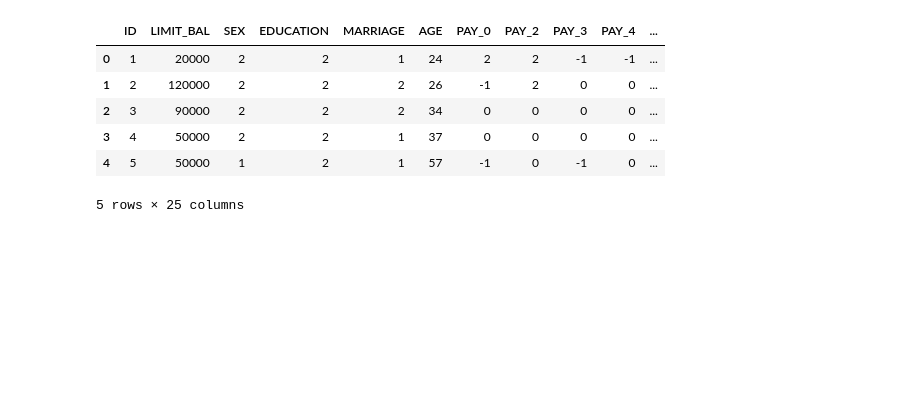
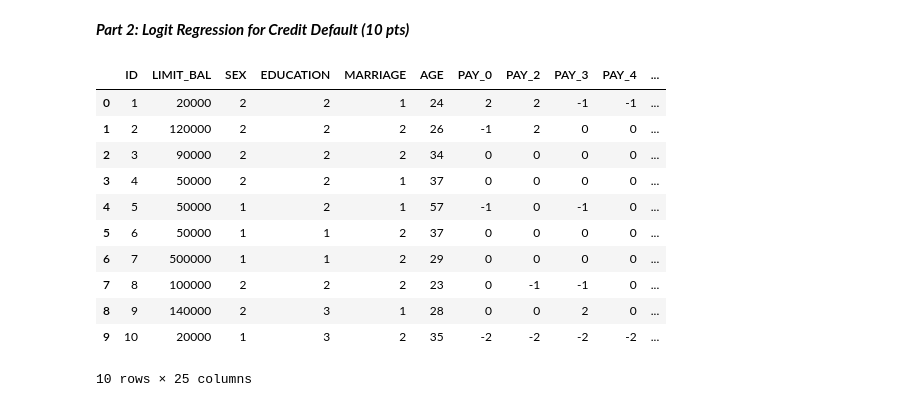
Before and after one commit to josechua7/Project_Work, a Jupyter notebook: 823_analytics_for_financial_markets/Assignment_2_JoseChua.ipynb, the cells around one changed output. Drawn from its saved outputs; the diff is of its cells as text; code cells hidden in the pictures; blank space fills up the shorter version.

```diff
--- a/823_analytics_for_financial_markets/Assignment_2_JoseChua.ipynb
+++ b/823_analytics_for_financial_markets/Assignment_2_JoseChua.ipynb
@@ -120,19 +143,26 @@ plt.legend()
 plt.show()
 # %% [output]
 [figure]
+# %% [markdown]
+***Part 2: Logit Regression for Credit Default (10 pts)***
 # %%
-df = pd.read_excel('Documents/Project_Work/823_analytics_for_financial_markets/Credit Card Data.xlsx')
+df= pd.read_excel(r'C:\Users\Jose Chua\OneDrive\Python\School Snek Work\Project_Work\823_analytics_for_financial_markets\Credit Card Data.xlsx')
 
 # Display the first few rows to understand the structure
-df.head()
+df.head(10)
 # %% [output]
 |  | ID | LIMIT_BAL | SEX | EDUCATION | MARRIAGE | AGE | PAY_0 | PAY_2 | PAY_3 | PAY_4 | ... |
 | 0 | 1 | 20000 | 2 | 2 | 1 | 24 | 2 | 2 | -1 | -1 | ... |
 | 1 | 2 | 120000 | 2 | 2 | 2 | 26 | -1 | 2 | 0 | 0 | ... |
 | 2 | 3 | 90000 | 2 | 2 | 2 | 34 | 0 | 0 | 0 | 0 | ... |
 | 3 | 4 | 50000 | 2 | 2 | 1 | 37 | 0 | 0 | 0 | 0 | ... |
 | 4 | 5 | 50000 | 1 | 2 | 1 | 57 | -1 | 0 | -1 | 0 | ... |
+| 5 | 6 | 50000 | 1 | 1 | 2 | 37 | 0 | 0 | 0 | 0 | ... |
+| 6 | 7 | 500000 | 1 | 1 | 2 | 29 | 0 | 0 | 0 | 0 | ... |
+| 7 | 8 | 100000 | 2 | 2 | 2 | 23 | 0 | -1 | -1 | 0 | ... |
+| 8 | 9 | 140000 | 2 | 3 | 1 | 28 | 0 | 0 | 2 | 0 | ... |
+| 9 | 10 | 20000 | 1 | 3 | 2 | 35 | -2 | -2 | -2 | -2 | ... |
-5 rows × 25 columns
+10 rows × 25 columns
 # %%
 import matplotlib.pyplot as plt
 import seaborn as sns
```
Also changed, not shown: parts of 34 cells of this notebook, 1 other file.
